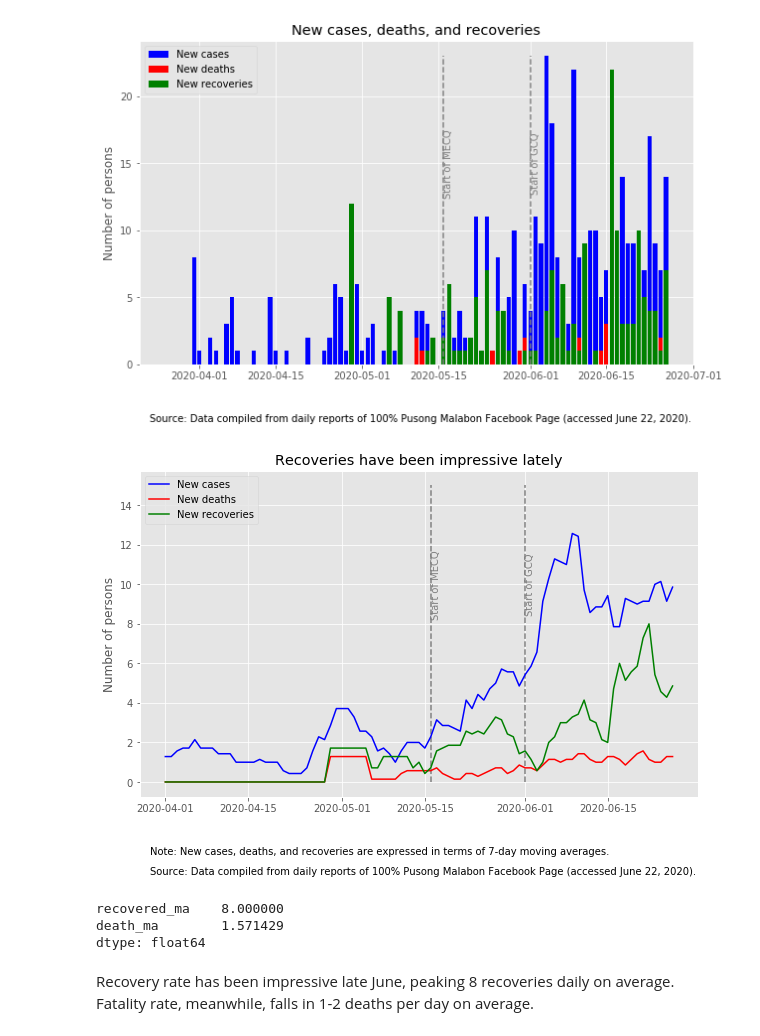
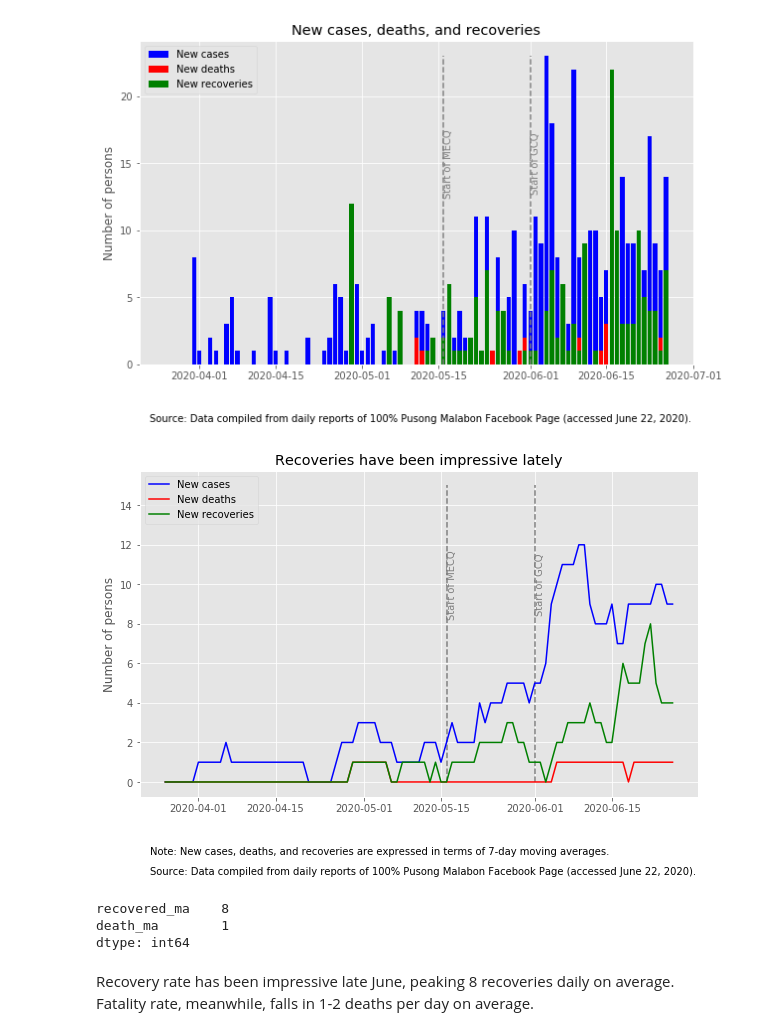
Before and after one commit to jessonpagaduan/covid_malabon, a Jupyter notebook: malabon-covid19.ipynb, the cells around one changed output. Drawn from its saved outputs; the diff is of its cells as text; code cells hidden in the pictures.

```diff
--- a/malabon-covid19.ipynb
+++ b/malabon-covid19.ipynb
@@ -306,0 +435,5 @@ df1.loc['Malabon City', :]
+# %%
+df3[['new_case', 'new_death', 'new_recovered', 'new_active']] = df3.groupby(level=0).diff().loc[:, ['confirmed', 'death', 'recovered', 'active']]
+# %%
+df3.fillna(0, inplace=True)
+df3.astype('int64')
@@ -326,2 +472,6 @@ df1[['new_case', 'new_death', 'new_recovered', 'new_active']] = df1.groupby(leve
+# %%
+df3[['case_ma', 'death_ma', 'recovered_ma', 'active_ma']] = df3.groupby(level=0).rolling(7).mean().iloc[:, 13:].reset_index(level=0, drop=True)
 # %%
-df1.fillna(0, inplace=True)
+df3.fillna(0, inplace=True)
+df3 = df3.astype('int64')
+df3
@@ -443,29 +545,29 @@ plt.show()
 [figure]
 # %%
 fig, ax = plt.subplots(figsize=(10, 6))
-ax.plot(df1.loc['Malabon City', 'case_ma'], label='New cases', color='blue')
-ax.plot(df1.loc['Malabon City', 'death_ma'], label='New deaths', color='red')
-ax.plot(df1.loc['Malabon City', 'recovered_ma'], label='New recoveries', color='green')
-ax.vlines(df1.loc['Malabon City'].index[51], 0, 15, color='gray', linestyle='dashed')
-ax.vlines(df1.loc['Malabon City'].index[67], 0, 15, color='gray', linestyle='dashed')
-ax.text(df1.loc['Malabon City'].index[51], 10, 'Start of MECQ', verticalalignment='center', rotation=90, color='gray')
-ax.text(df1.loc['Malabon City'].index[67], 10, 'Start of GCQ', verticalalignment='center', rotation=90, color='gray')
+ax.plot(df3.loc['Malabon City', 'case_ma'], label='New cases', color='blue')
+ax.plot(df3.loc['Malabon City', 'death_ma'], label='New deaths', color='red')
+ax.plot(df3.loc['Malabon City', 'recovered_ma'], label='New recoveries', color='green')
+ax.vlines(df3.loc['Malabon City'].index[51], 0, 15, color='gray', linestyle='dashed')
+ax.vlines(df3.loc['Malabon City'].index[67], 0, 15, color='gray', linestyle='dashed')
+ax.text(df3.loc['Malabon City'].index[51], 10, 'Start of MECQ', verticalalignment='center', rotation=90, color='gray')
+ax.text(df3.loc['Malabon City'].index[67], 10, 'Start of GCQ', verticalalignment='center', rotation=90, color='gray')
 ax.legend(loc='upper left')
 ax.set_ylabel('Number of persons')
 ax.set_title('Recoveries have been impressive lately')
 ax.annotate('Note: New cases, deaths, and recoveries are expressed in terms of 7-day moving averages.', (0,0), (10,-50),
             xycoords='axes fraction', textcoords='offset points', va='top')
 ax.annotate('Source: Data compiled from daily reports of 100% Pusong Malabon Facebook Page (accessed June 22, 2020).',
             (0,0), (10,-70), xycoords='axes fraction', textcoords='offset points', va='top')
 plt.show()
 # %% [output]
-[figure, old version]
+[figure, new version]
 # %%
-df1.loc['Malabon City', ['recovered_ma', 'death_ma']].max()
+df3.loc['Malabon City', ['recovered_ma', 'death_ma']].max()
 # %% [output]
-recovered_ma    8.000000
-death_ma        1.571429
-dtype: float64
+recovered_ma    8
+death_ma        1
+dtype: int64
 # %% [markdown]
 Recovery rate has been impressive late June, peaking 8 recoveries daily on average. Fatality rate, meanwhile, falls in 1-2 deaths per day on average.
 # %% [markdown]
```
Also changed, not shown: parts of 70 cells of this notebook.
